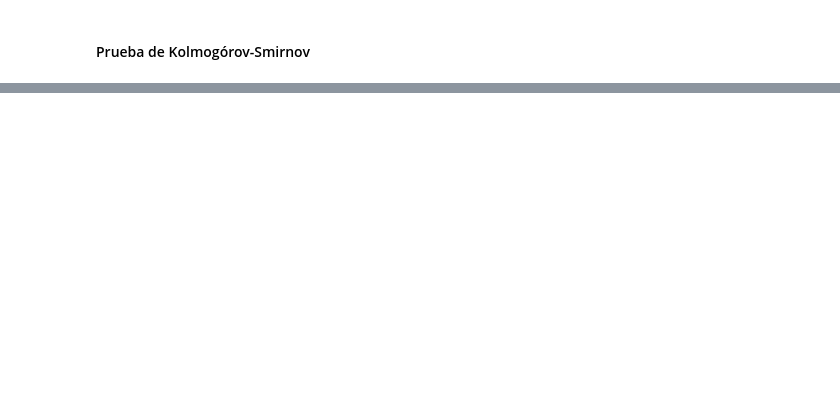
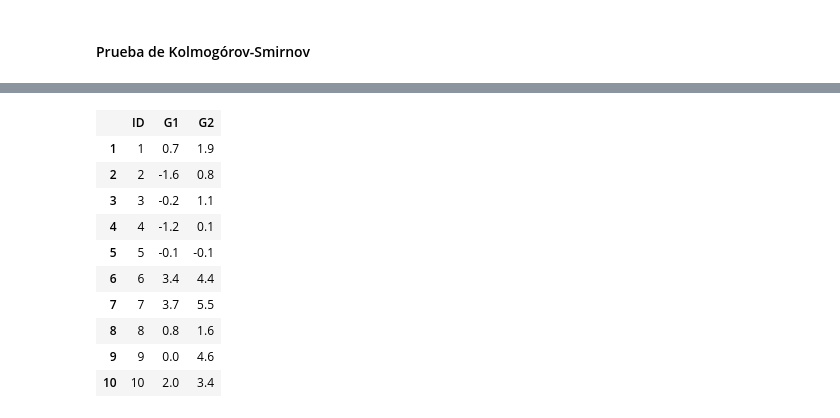
Before and after one commit to diegozea/AnalisisDeDatosCualitativos.jl, a Jupyter notebook: material/I.3.PruebaDeHipotesis.ipynb, the cells around one changed output, grey strips where cells are left out. Saved outputs shown, nothing was run; the diff lists cells and outputs as text; code cells hidden in the pictures; blank space fills up the shorter version.

```diff
--- a/material/I.3.PruebaDeHipotesis.ipynb
+++ b/material/I.3.PruebaDeHipotesis.ipynb
@@ -489,0 +541,14 @@ Details:
+# %%
+names!(sleep_wide, [:ID,:G1,:G2])
+# %% [output]
+|  | ID | G1 | G2 |
+| 1 | 1 | 0.7 | 1.9 |
+| 2 | 2 | -1.6 | 0.8 |
+| 3 | 3 | -0.2 | 1.1 |
+| 4 | 4 | -1.2 | 0.1 |
+| 5 | 5 | -0.1 | -0.1 |
+| 6 | 6 | 3.4 | 4.4 |
+| 7 | 7 | 3.7 | 5.5 |
+| 8 | 8 | 0.8 | 1.6 |
+| 9 | 9 | 0.0 | 4.6 |
+| 10 | 10 | 2.0 | 3.4 |
```
Also changed, not shown: parts of 85 cells of this notebook.
